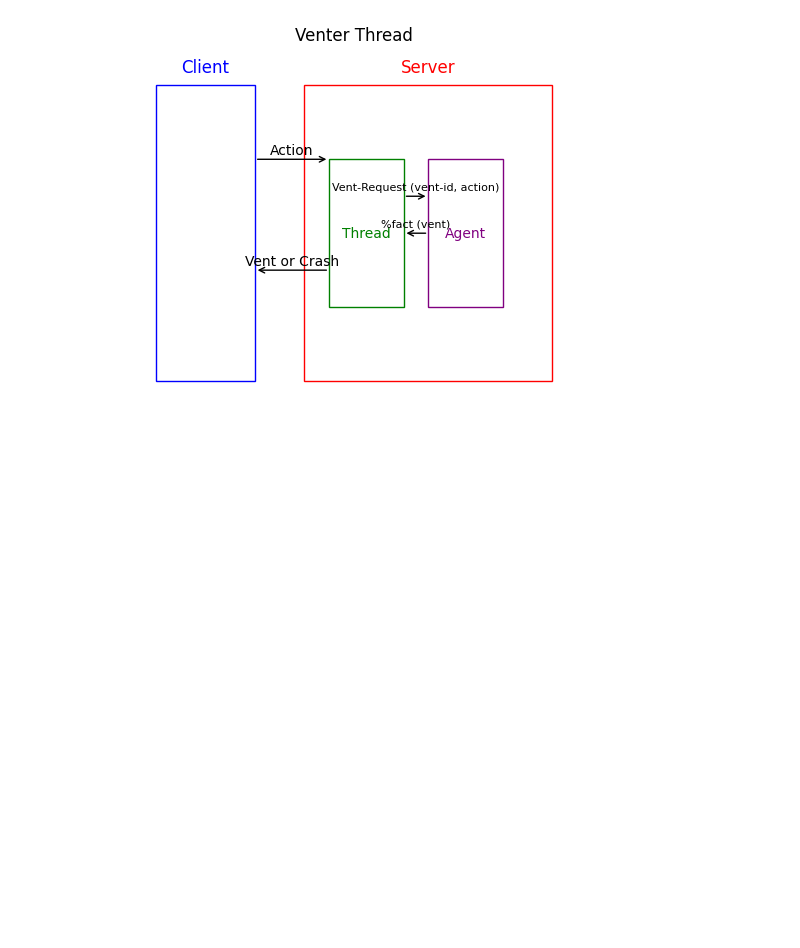
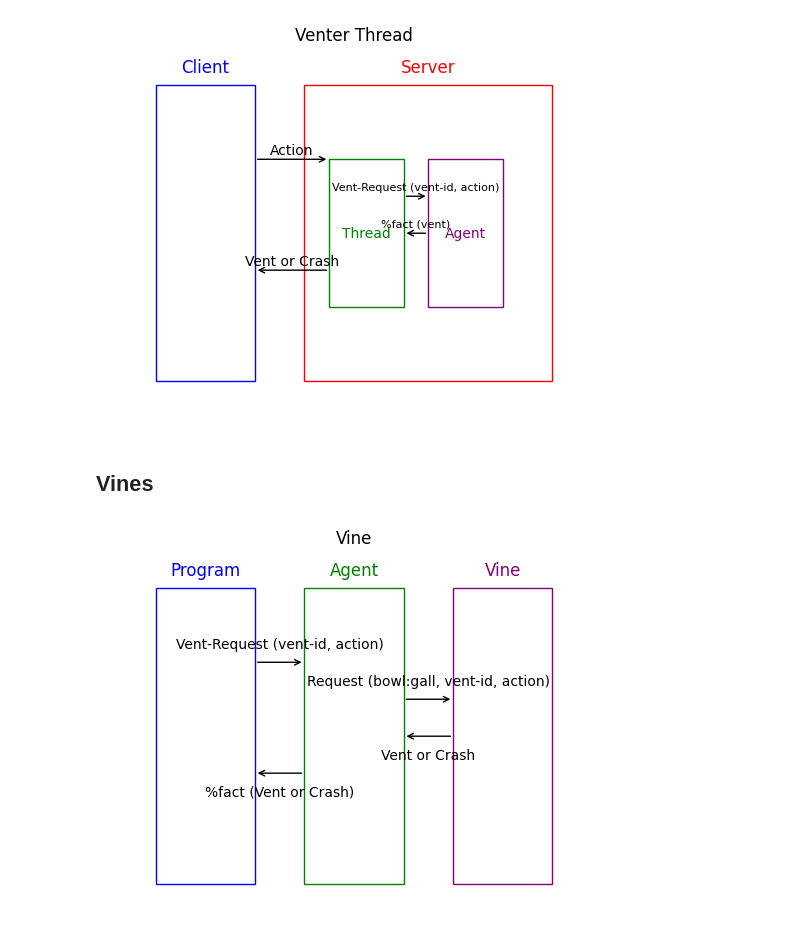
Before and after one commit to niblyx-malnus/venter-pattern, a Jupyter notebook: diagrams/Diagrams.ipynb, the cells around one changed output. Saved outputs shown, nothing was run; the diff lists cells and outputs as text; code cells hidden in the pictures; blank space fills up the shorter version.

Commit message:
update images

```diff
--- a/diagrams/Diagrams.ipynb
+++ b/diagrams/Diagrams.ipynb
@@ -448,3 +448,57 @@ plt.savefig('images/venter_thread.png', format='png')
 plt.show()
 # %% [output]
 [figure]
+# %% [markdown]
+## Vines
+# %%
+import matplotlib.pyplot as plt
+import matplotlib.patches as patches
+
+# Create a new figure
+fig, ax = plt.subplots()
+
+# Create rectangles for Program, Agent, and Vine
+program_rect = patches.Rectangle((0.1, 0.1), 0.2, 0.8, edgecolor='blue', facecolor='none')
+agent_rect = patches.Rectangle((0.4, 0.1), 0.2, 0.8, edgecolor='green', facecolor='none')
+vine_rect = patches.Rectangle((0.7, 0.1), 0.2, 0.8, edgecolor='purple', facecolor='none')
+
+# Add the rectangles to the Axes
+ax.add_patch(program_rect)
+ax.add_patch(agent_rect)
+ax.add_patch(vine_rect)
+
+# Add labels for Program, Agent, and Vine
+ax.text(0.2, 0.95, 'Program', ha='center', va='center', fontsize=12, color='blue')
+ax.text(0.5, 0.95, 'Agent', ha='center', va='center', fontsize=12, color='green')
+ax.text(0.8, 0.95, 'Vine', ha='center', va='center', fontsize=12, color='purple')
+
+# Create an arrow for the vent-request from Program to Agent, reflecting the order of occurrence
+ax.annotate('', xy=(0.4, 0.7), xycoords='data', xytext=(0.3, 0.7), textcoords='data', arrowprops=dict(arrowstyle="->", color='black'))
+ax.text(0.35, 0.75, 'Vent-Request (vent-id, action)', ha='center', va='center', fontsize=10)
+
+# Create an arrow for the request from Agent to Vine
+ax.annotate('', xy=(0.7, 0.6), xycoords='data', xytext=(0.6, 0.6), textcoords='data', arrowprops=dict(arrowstyle="->", color='black'))
+ax.text(0.65, 0.65, 'Request (bowl:gall, vent-id, action)', ha='center', va='center', fontsize=10)
+
+# Create an arrow for Vent or Crash from Vine to Agent
+ax.annotate('', xy=(0.6, 0.5), xycoords='data', xytext=(0.7, 0.5), textcoords='data', arrowprops=dict(arrowstyle="->", color='black'))
+ax.text(0.65, 0.45, 'Vent or Crash', ha='center', va='center', fontsize=10)
+
+# Create an arrow for %fact with Vent or Crash from Agent to Program, starting at the left side of Agent
+ax.annotate('', xy=(0.3, 0.4), xycoords='data', xytext=(0.4, 0.4), textcoords='data', arrowprops=dict(arrowstyle="->", color='black'))
+ax.text(0.35, 0.35, '%fact (Vent or Crash)', ha='center', va='center', fontsize=10)
+
+# Set limits and remove axis
+ax.set_xlim(0, 1)
+ax.set_ylim(0, 1)
+ax.axis('off')
+
+# Plotting
+plt.plot([1, 2, 3], [4, 5, 6])
+plt.title("Vine")
+
+plt.savefig('images/vine.png', format='png')
+
+plt.show()
+# %% [output]
+[figure, added]
```
Also changed, not shown: 1 other file.
